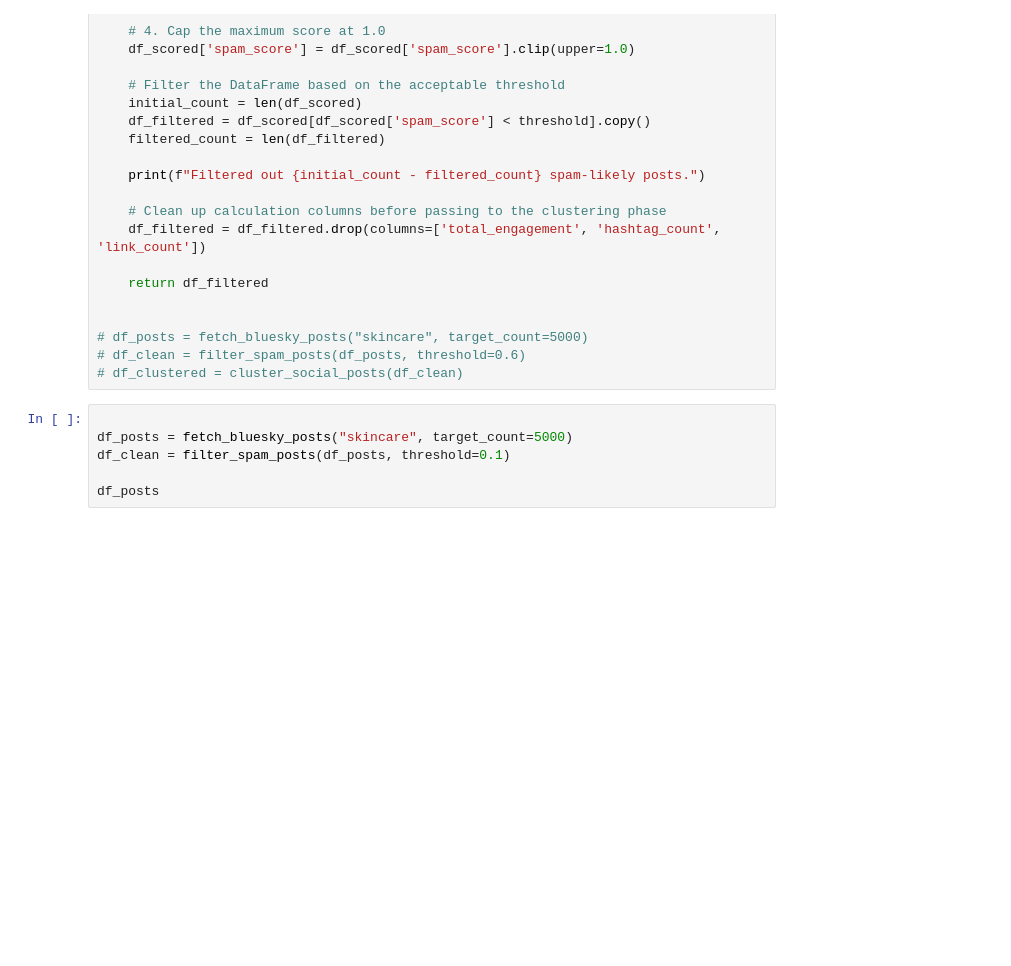
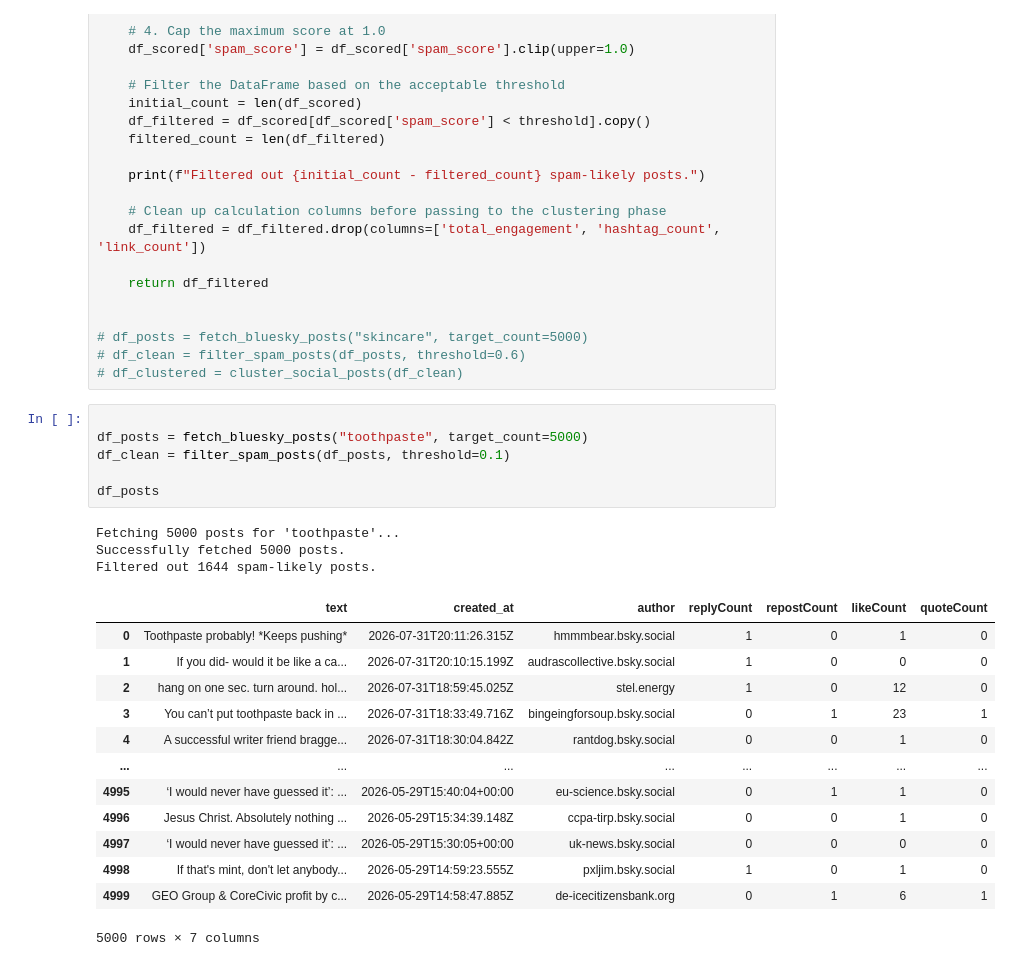
Before and after one commit to JesusASantillanMinila/social-media-trend-detector, a Jupyter notebook: test.ipynb, the cells around one changed output. Drawn from its saved outputs; the diff is of its cells as text; blank space fills up the shorter version.

```diff
--- a/test.ipynb
+++ b/test.ipynb
@@ -144,9 +144,26 @@ def filter_spam_posts(df, threshold):
 # df_clustered = cluster_social_posts(df_clean)
 # %%
 
-df_posts = fetch_bluesky_posts("skincare", target_count=5000)
+df_posts = fetch_bluesky_posts("toothpaste", target_count=5000)
 df_clean = filter_spam_posts(df_posts, threshold=0.1)
 
 df_posts
+# %% [output]
+Fetching 5000 posts for 'toothpaste'...
+Successfully fetched 5000 posts.
+Filtered out 1644 spam-likely posts.
+|  | text | created_at | author | replyCount | repostCount | likeCount | quoteCount |
+| 0 | Toothpaste probably! *Keeps pushing* | 2026-07-31T20:11:26.315Z | hmmmbear.bsky.social | 1 | 0 | 1 | 0 |
+| 1 | If you did- would it be like a ca... | 2026-07-31T20:10:15.199Z | audrascollective.bsky.social | 1 | 0 | 0 | 0 |
+| 2 | hang on one sec. turn around. hol... | 2026-07-31T18:59:45.025Z | stel.energy | 1 | 0 | 12 | 0 |
+| 3 | You can’t put toothpaste back in ... | 2026-07-31T18:33:49.716Z | bingeingforsoup.bsky.social | 0 | 1 | 23 | 1 |
+| 4 | A successful writer friend bragge... | 2026-07-31T18:30:04.842Z | rantdog.bsky.social | 0 | 0 | 1 | 0 |
+| ... | ... | ... | ... | ... | ... | ... | ... |
+| 4995 | ‘I would never have guessed it’: ... | 2026-05-29T15:40:04+00:00 | eu-science.bsky.social | 0 | 1 | 1 | 0 |
+| 4996 | Jesus Christ. Absolutely nothing ... | 2026-05-29T15:34:39.148Z | ccpa-tirp.bsky.social | 0 | 0 | 1 | 0 |
+| 4997 | ‘I would never have guessed it’: ... | 2026-05-29T15:30:05+00:00 | uk-news.bsky.social | 0 | 0 | 0 | 0 |
+| 4998 | If that's mint, don't let anybody... | 2026-05-29T14:59:23.555Z | pxljim.bsky.social | 1 | 0 | 1 | 0 |
+| 4999 | GEO Group & CoreCivic profit by c... | 2026-05-29T14:58:47.885Z | de-icecitizensbank.org | 0 | 1 | 6 | 1 |
+5000 rows × 7 columns
 # %%
 df_clean
```
Also changed, not shown: parts of 5 cells of this notebook.
